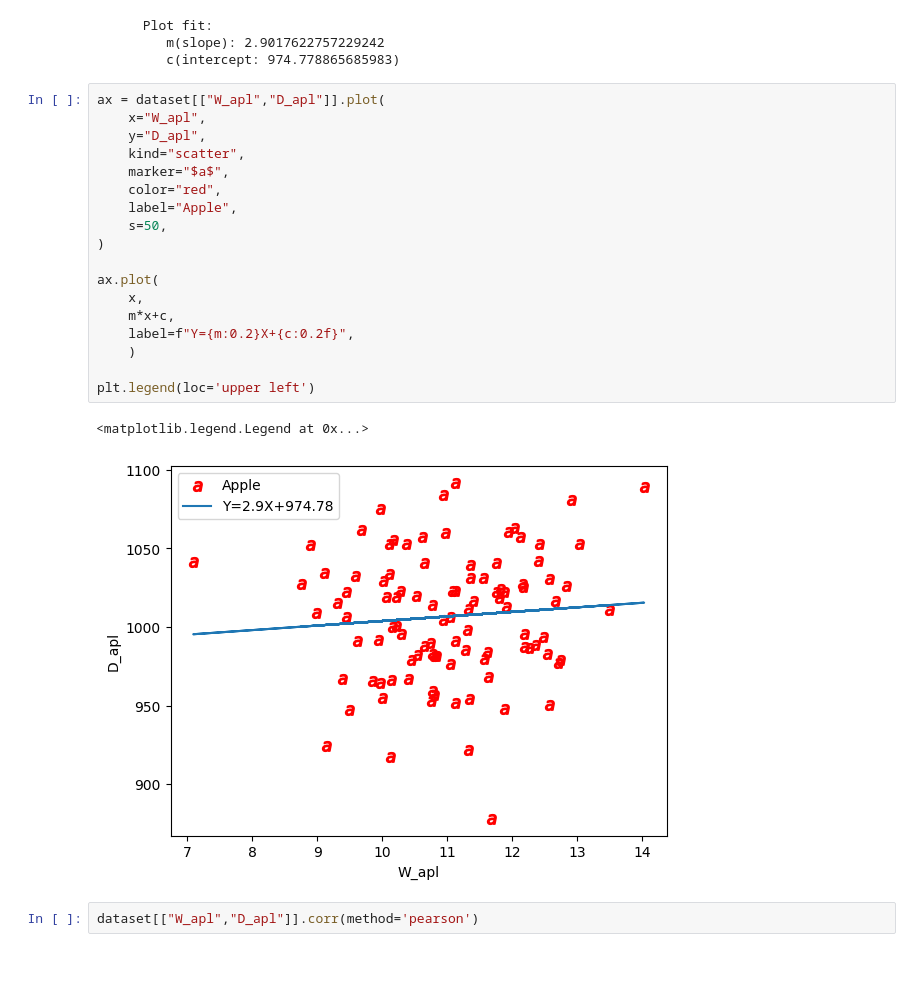
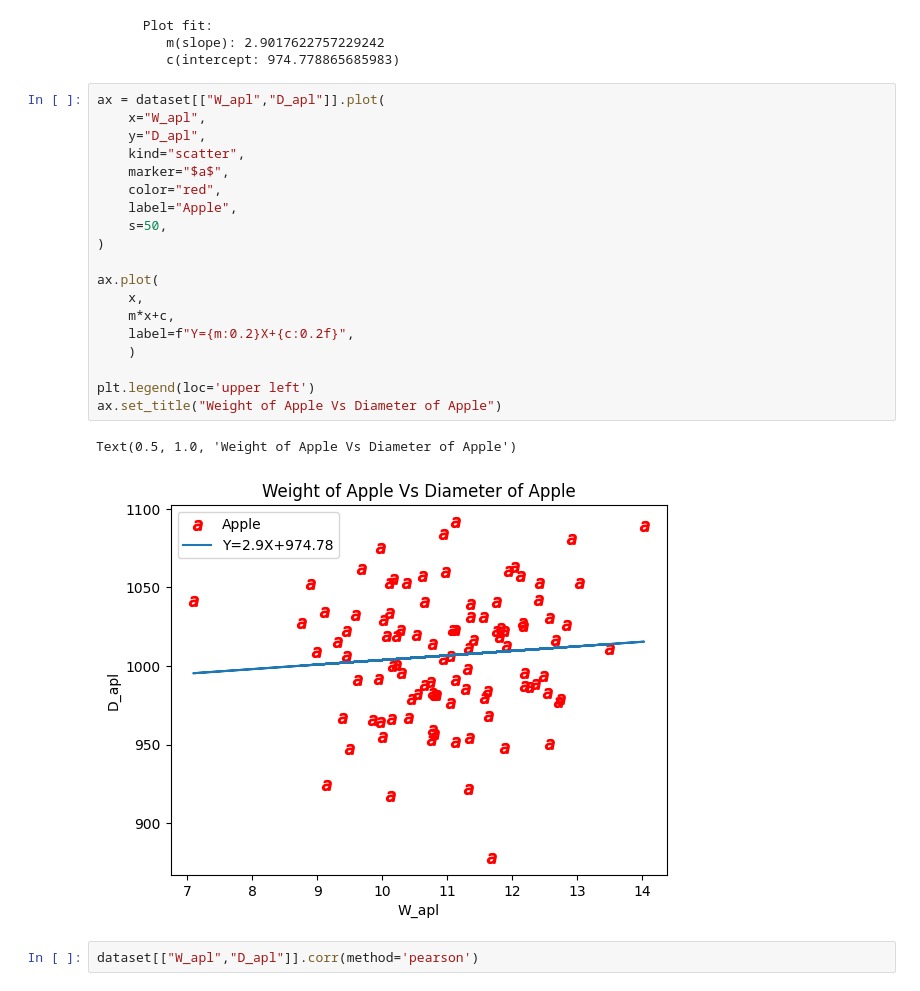
Before and after one commit to AbdulMutakabbir/SYSC5405-pattern-analysis-and-experiment-design, a Jupyter notebook: notebooks/1_3_question.ipynb, the cells around one changed output. Saved outputs shown, nothing was run; the diff lists cells and outputs as text; blank space fills up the shorter version.

```diff
--- a/notebooks/1_3_question.ipynb
+++ b/notebooks/1_3_question.ipynb
@@ -41,24 +41,25 @@ print(f"""
 # %%
 ax = dataset[["W_apl","D_apl"]].plot(
     x="W_apl",
     y="D_apl",
     kind="scatter",
     marker="$a$",
     color="red",
     label="Apple",
     s=50,
 )
 
 ax.plot(
     x,
     m*x+c,
     label=f"Y={m:0.2}X+{c:0.2f}",
     )
 
 plt.legend(loc='upper left')
+ax.set_title("Weight of Apple Vs Diameter of Apple")
 # %% [output]
-<matplotlib.legend.Legend at 0x...>
+Text(0.5, 1.0, 'Weight of Apple Vs Diameter of Apple')
-[figure, old version]
+[figure, new version]
 # %%
 dataset[["W_apl","D_apl"]].corr(method='pearson')
 # %% [output]
```
Also changed, not shown: parts of 1 cell of this notebook, 1 other file.
